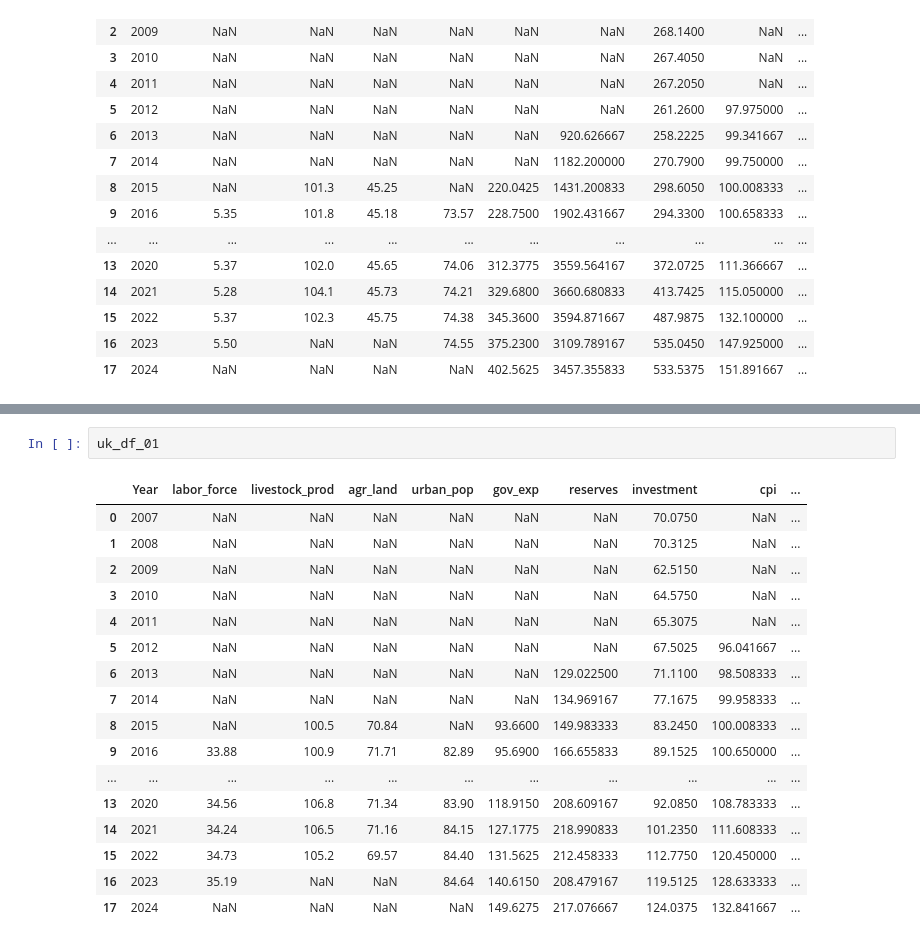
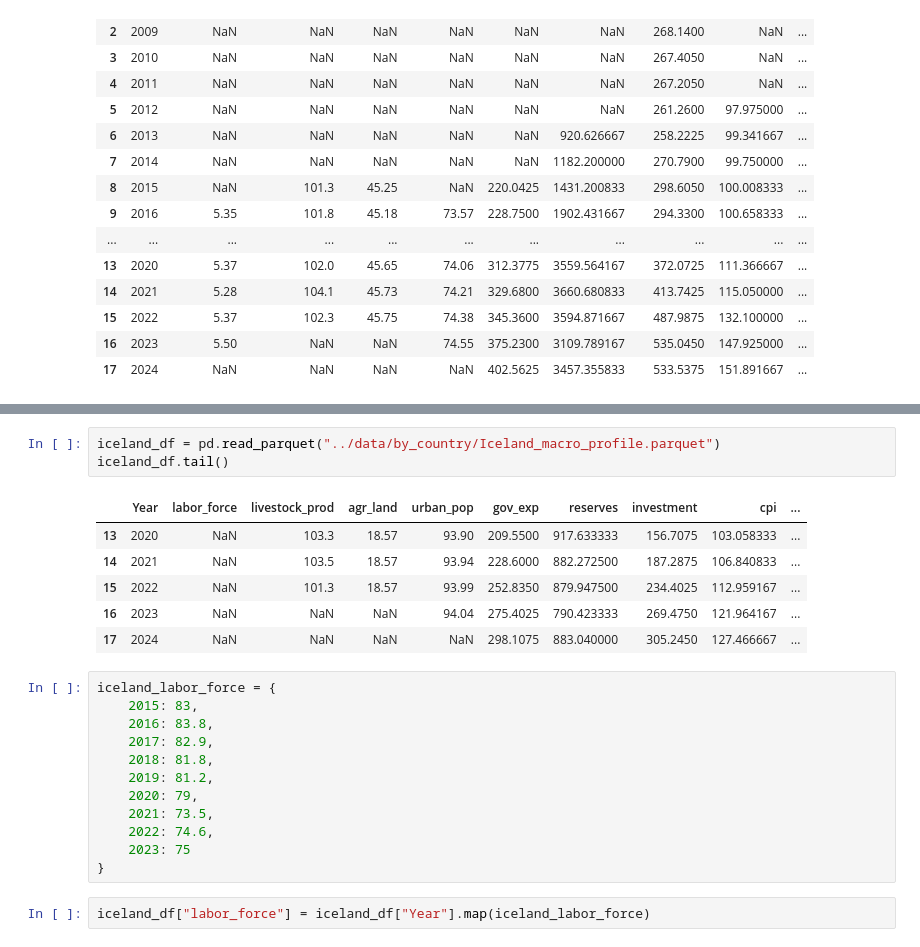
Before and after one commit to acostadlucas/mcs-red, a Jupyter notebook: ETL_second_iteration/clean_macro_02.ipynb, the cells around one changed output, grey strips where cells are left out. Saved outputs shown, nothing was run; the diff lists cells and outputs as text.

```diff
--- a/ETL_second_iteration/clean_macro_02.ipynb
+++ b/ETL_second_iteration/clean_macro_02.ipynb
@@ -258,20 +173,24 @@ south_k_df_01
-# %%
-uk_df_01
-# %% [output]
-|  | Year | labor_force | livestock_prod | agr_land | urban_pop | gov_exp | reserves | investment | cpi | ... |
-| 0 | 2007 | NaN | NaN | NaN | NaN | NaN | NaN | 70.0750 | NaN | ... |
-| 1 | 2008 | NaN | NaN | NaN | NaN | NaN | NaN | 70.3125 | NaN | ... |
-| 2 | 2009 | NaN | NaN | NaN | NaN | NaN | NaN | 62.5150 | NaN | ... |
-| 3 | 2010 | NaN | NaN | NaN | NaN | NaN | NaN | 64.5750 | NaN | ... |
-| 4 | 2011 | NaN | NaN | NaN | NaN | NaN | NaN | 65.3075 | NaN | ... |
-| 5 | 2012 | NaN | NaN | NaN | NaN | NaN | NaN | 67.5025 | 96.041667 | ... |
-| 6 | 2013 | NaN | NaN | NaN | NaN | NaN | 129.022500 | 71.1100 | 98.508333 | ... |
-| 7 | 2014 | NaN | NaN | NaN | NaN | NaN | 134.969167 | 77.1675 | 99.958333 | ... |
-| 8 | 2015 | NaN | 100.5 | 70.84 | NaN | 93.6600 | 149.983333 | 83.2450 | 100.008333 | ... |
-| 9 | 2016 | 33.88 | 100.9 | 71.71 | 82.89 | 95.6900 | 166.655833 | 89.1525 | 100.650000 | ... |
-| ... | ... | ... | ... | ... | ... | ... | ... | ... | ... | ... |
-| 13 | 2020 | 34.56 | 106.8 | 71.34 | 83.90 | 118.9150 | 208.609167 | 92.0850 | 108.783333 | ... |
-| 14 | 2021 | 34.24 | 106.5 | 71.16 | 84.15 | 127.1775 | 218.990833 | 101.2350 | 111.608333 | ... |
-| 15 | 2022 | 34.73 | 105.2 | 69.57 | 84.40 | 131.5625 | 212.458333 | 112.7750 | 120.450000 | ... |
-| 16 | 2023 | 35.19 | NaN | NaN | 84.64 | 140.6150 | 208.479167 | 119.5125 | 128.633333 | ... |
-| 17 | 2024 | NaN | NaN | NaN | NaN | 149.6275 | 217.076667 | 124.0375 | 132.841667 | ... |
+# %%
+iceland_df = pd.read_parquet("../data/by_country/Iceland_macro_profile.parquet")
+iceland_df.tail()
+# %% [output]
+|  | Year | labor_force | livestock_prod | agr_land | urban_pop | gov_exp | reserves | investment | cpi | ... |
+| 13 | 2020 | NaN | 103.3 | 18.57 | 93.90 | 209.5500 | 917.633333 | 156.7075 | 103.058333 | ... |
+| 14 | 2021 | NaN | 103.5 | 18.57 | 93.94 | 228.6000 | 882.272500 | 187.2875 | 106.840833 | ... |
+| 15 | 2022 | NaN | 101.3 | 18.57 | 93.99 | 252.8350 | 879.947500 | 234.4025 | 112.959167 | ... |
+| 16 | 2023 | NaN | NaN | NaN | 94.04 | 275.4025 | 790.423333 | 269.4750 | 121.964167 | ... |
+| 17 | 2024 | NaN | NaN | NaN | NaN | 298.1075 | 883.040000 | 305.2450 | 127.466667 | ... |
+# %%
+iceland_labor_force = {
+    2015: 83,
+    2016: 83.8,
+    2017: 82.9,
+    2018: 81.8,
+    2019: 81.2,
+    2020: 79,
+    2021: 73.5,
+    2022: 74.6,
+    2023: 75
+}
+# %%
+iceland_df["labor_force"] = iceland_df["Year"].map(iceland_labor_force)
```
Also changed, not shown: parts of 18 cells of this notebook.
